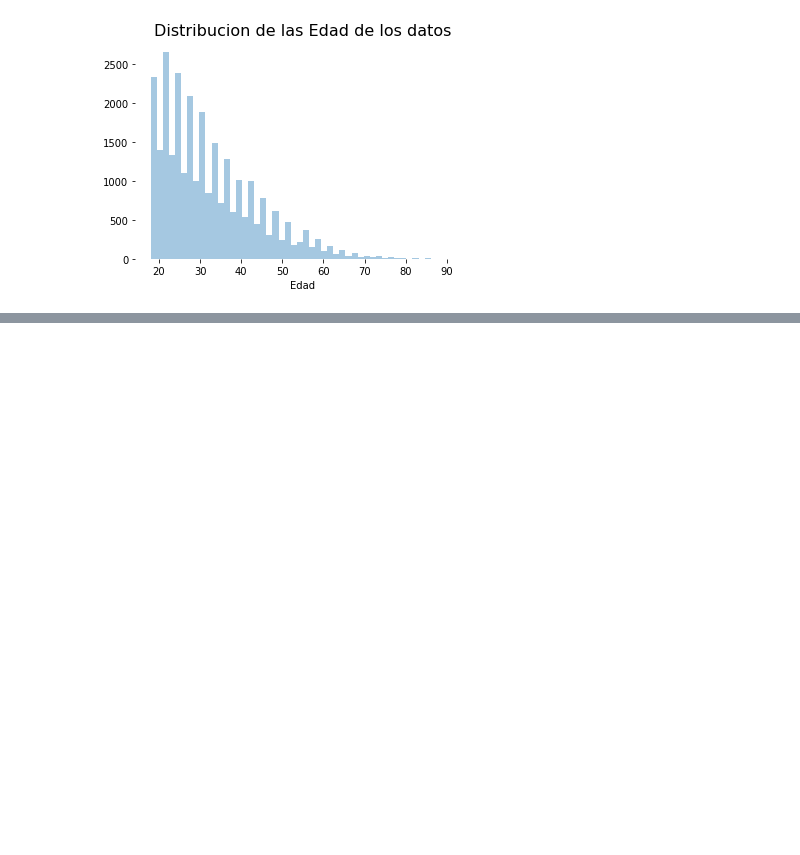
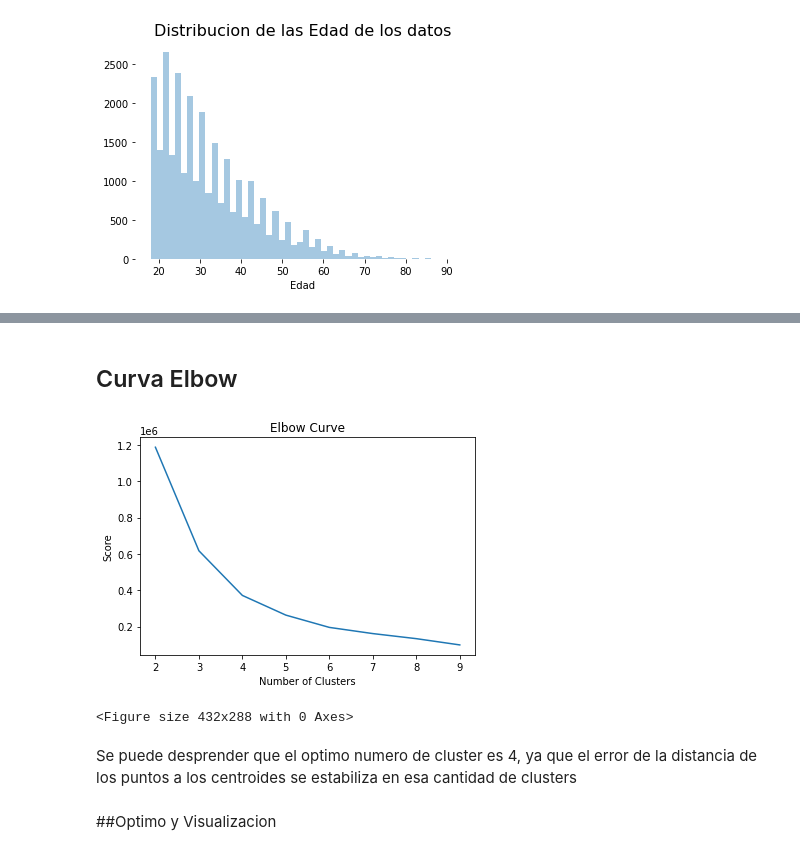
Before and after one commit to Foco22/Project, a Jupyter notebook: Clustering.ipynb, the cells around one changed output, grey strips where cells are left out. Cells and saved outputs as stored; diff of their text form; code cells hidden in the pictures; blank space fills up the shorter version.

```diff
--- a/Clustering.ipynb
+++ b/Clustering.ipynb
@@ -362,0 +420,6 @@ sns.despine(left=True, bottom=True)
+# %%
+clients_prepo = clients
+# %%
+from pyspark.sql.types import IntegerType
+clients_prepo = clients_prepo.withColumn("Edad", clients_prepo["Edad"].cast(IntegerType()))
+clients_prepo
@@ -362,0 +476,9 @@ sns.despine(left=True, bottom=True)
+# %%
+clients_prepo = clients_prepo.limit(28491)
+# %%
+from pyspark.ml.clustering import KMeans
+
+K = 3
+
+algorithm = KMeans(k=K)
+model = algorithm.fit(clients_prepo)
@@ -362,0 +505,32 @@ sns.despine(left=True, bottom=True)
+# %% [markdown]
+## Curva Elbow
+# %%
+import pandas as pd
+
+cost = np.zeros(10)
+
+for k in range(2,10):
+    kmeans = KMeans().setK(k).setSeed(1).setFeaturesCol('features')
+    model = kmeans.fit(clients_prepo)
+    cost[k] = model.summary.trainingCost
+
+# Plot the cost
+df_cost = pd.DataFrame(cost[2:])
+df_cost.columns = ["cost"]
+new_col = [2,3,4,5,6,7,8, 9]
+df_cost.insert(0, 'cluster', new_col)
+
+import pylab as pl
+pl.plot(df_cost.cluster, df_cost.cost)
+pl.xlabel('Number of Clusters')
+pl.ylabel('Score')
+pl.title('Elbow Curve')
+pl.show()
+sns.despine(left=True, bottom=True)
+# %% [output]
+[figure, added]
+<Figure size 432x288 with 0 Axes>
+# %% [markdown]
+Se puede desprender que el optimo numero de cluster es 4, ya que el error de la distancia de los puntos a los centroides se estabiliza en esa cantidad de clusters
+# %% [markdown]
+##Optimo y Visualizacion
```
Also changed, not shown: parts of 29 cells of this notebook.
